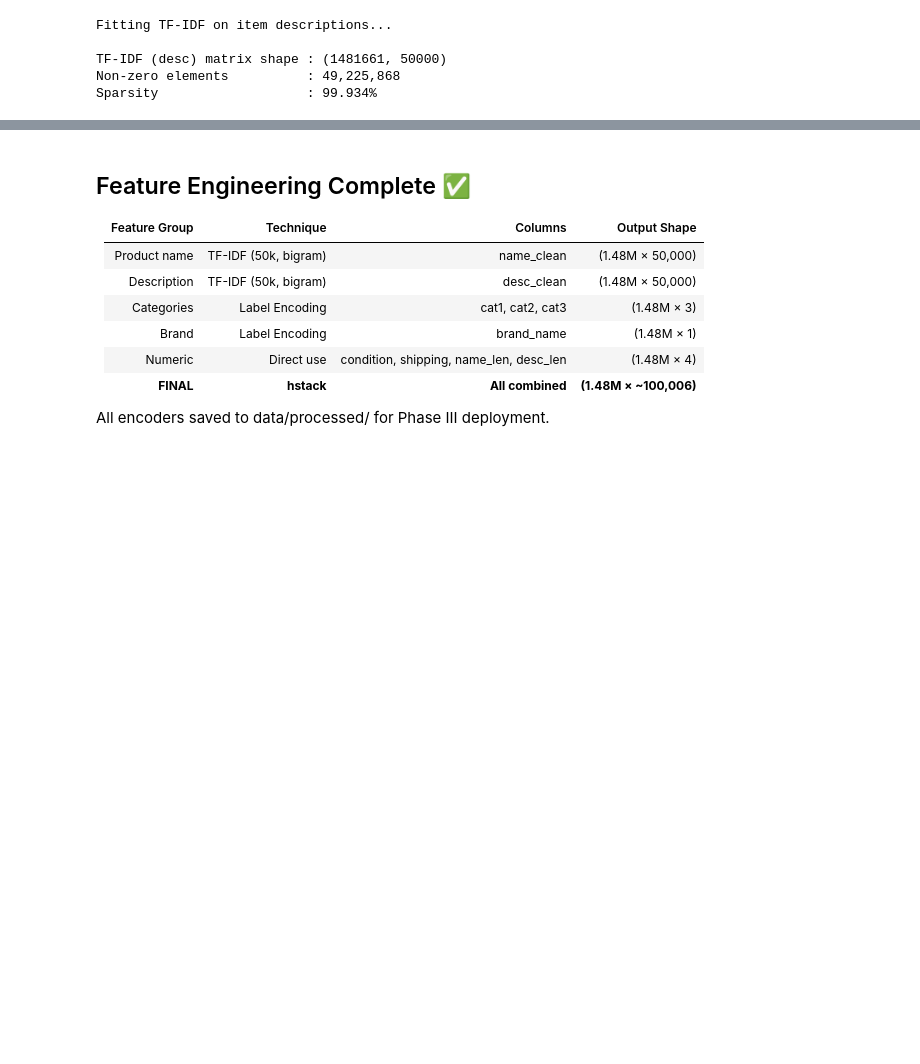
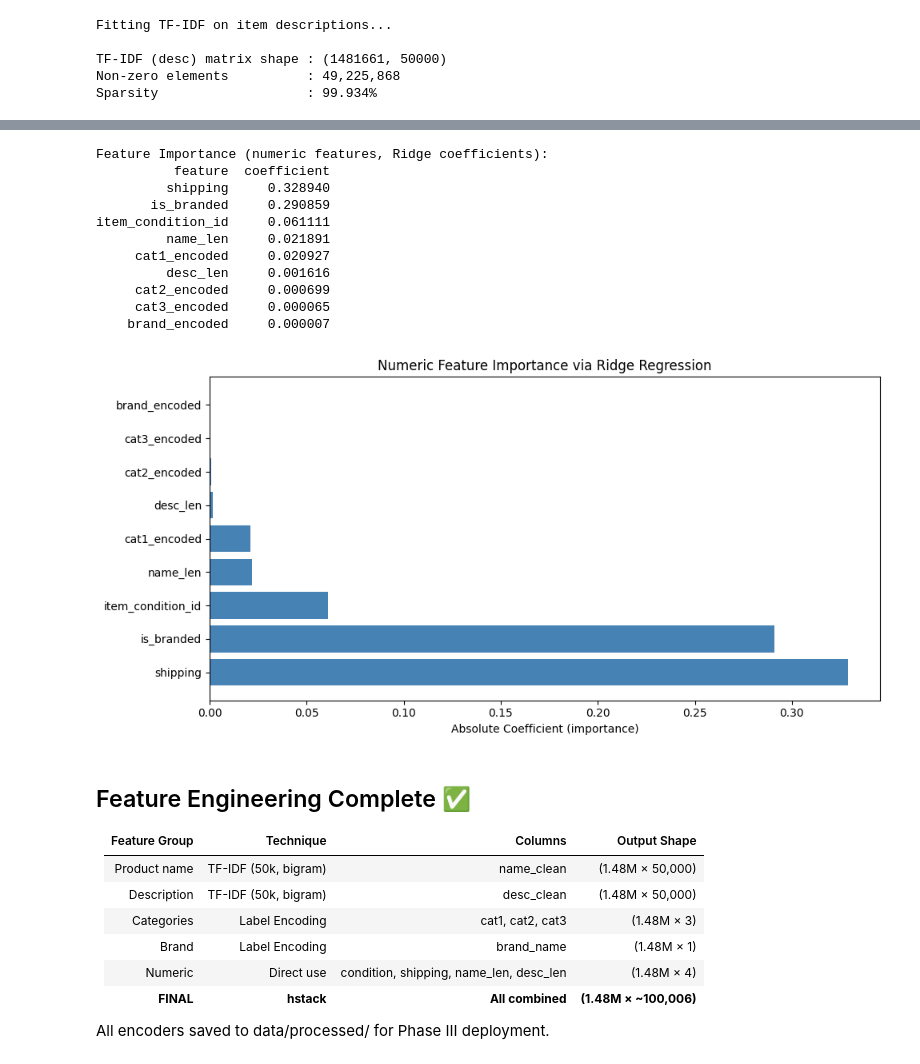
Before and after one commit to isttiiak/mercari-price-suggestion, a Jupyter notebook: notebooks/03_feature_engineering.ipynb, the cells around one changed output, grey strips where cells are left out. Cells and saved outputs as stored; diff of their text form; code cells hidden in the pictures; blank space fills up the shorter version.

Commit message:
add features selection and check features importance with ridge regression

```diff
--- a/notebooks/03_feature_engineering.ipynb
+++ b/notebooks/03_feature_engineering.ipynb
@@ -236,4 +262,56 @@ Saved files:
   price_distribution.png              0.0 MB
+# %%
+# Model-based Feature Selection
+# we see Numeric features importance with Ridge Regression
+# (TF-IDF features too large for this — focus on numeric only)
+
+from sklearn.linear_model import Ridge
+from sklearn.preprocessing import StandardScaler
+import numpy as np
+
+# Numeric features
+numeric_feature_names = [
+    'item_condition_id', 'shipping', 'name_len', 'desc_len',
+    'cat1_encoded', 'cat2_encoded', 'cat3_encoded',
+    'brand_encoded', 'is_branded'
+]
+
+X_num_only = df[numeric_feature_names].values
+
+# Simple Ridge fit on numeric features only
+ridge_fs = Ridge(alpha=1.0)
+ridge_fs.fit(X_num_only, y)
+
+# Feature importance (absolute coefficient value)
+importance = pd.DataFrame({
+    'feature'    : numeric_feature_names,
+    'coefficient': np.abs(ridge_fs.coef_)
+}).sort_values('coefficient', ascending=False)
+
+print("Feature Importance (numeric features, Ridge coefficients):")
+print(importance.to_string(index=False))
+
+import matplotlib.pyplot as plt
+plt.figure(figsize=(10, 5))
+plt.barh(importance['feature'], importance['coefficient'], color='steelblue')
+plt.xlabel('Absolute Coefficient (importance)')
+plt.title('Numeric Feature Importance via Ridge Regression')
+plt.tight_layout()
+plt.savefig('../data/processed/feature_importance.png', dpi=100)
+plt.show()
+# %% [output]
+Feature Importance (numeric features, Ridge coefficients):
+          feature  coefficient
+         shipping     0.328940
+       is_branded     0.290859
+item_condition_id     0.061111
+         name_len     0.021891
+     cat1_encoded     0.020927
+         desc_len     0.001616
+     cat2_encoded     0.000699
+     cat3_encoded     0.000065
+    brand_encoded     0.000007
+[figure, added]
 # %% [markdown]
 ## Feature Engineering Complete ✅
 
```
Also changed, not shown: parts of 3 cells of this notebook.
